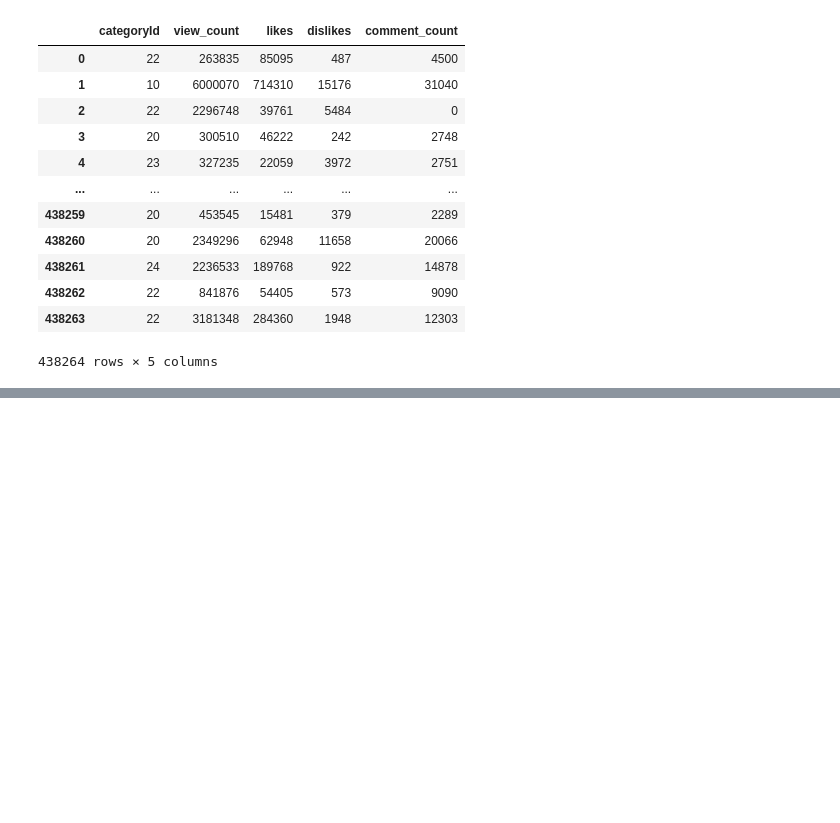
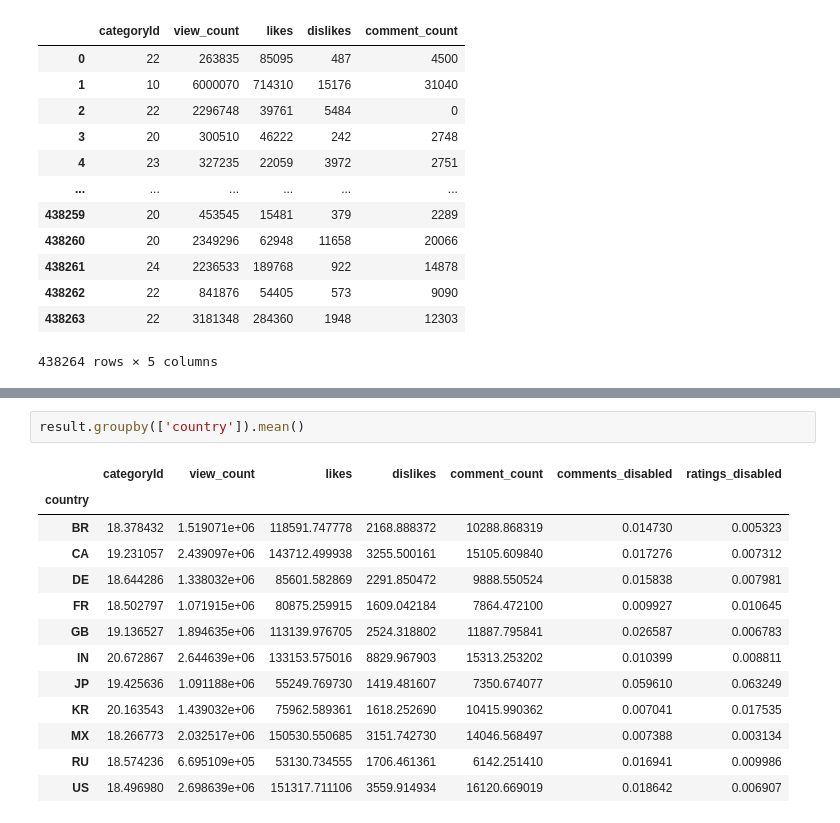
Before and after one commit to pmundot/youtube, a Jupyter notebook: Youtube_Worldwide.ipynb, the cells around one changed output, grey strips where cells are left out. Drawn from its saved outputs; the diff is of its cells as text; blank space fills up the shorter version.

```diff
--- a/Youtube_Worldwide.ipynb
+++ b/Youtube_Worldwide.ipynb
@@ -143,0 +188,16 @@ array([[<matplotlib.axes._subplots.AxesSubplot object at 0x...>,
+# %%
+result.groupby(['country']).mean()
+# %% [output]
+|  | categoryId | view_count | likes | dislikes | comment_count | comments_disabled | ratings_disabled |
+| country |  |  |  |  |  |  |  |
+| BR | 18.378432 | 1.519071e+06 | 118591.747778 | 2168.888372 | 10288.868319 | 0.014730 | 0.005323 |
+| CA | 19.231057 | 2.439097e+06 | 143712.499938 | 3255.500161 | 15105.609840 | 0.017276 | 0.007312 |
+| DE | 18.644286 | 1.338032e+06 | 85601.582869 | 2291.850472 | 9888.550524 | 0.015838 | 0.007981 |
+| FR | 18.502797 | 1.071915e+06 | 80875.259915 | 1609.042184 | 7864.472100 | 0.009927 | 0.010645 |
+| GB | 19.136527 | 1.894635e+06 | 113139.976705 | 2524.318802 | 11887.795841 | 0.026587 | 0.006783 |
+| IN | 20.672867 | 2.644639e+06 | 133153.575016 | 8829.967903 | 15313.253202 | 0.010399 | 0.008811 |
+| JP | 19.425636 | 1.091188e+06 | 55249.769730 | 1419.481607 | 7350.674077 | 0.059610 | 0.063249 |
+| KR | 20.163543 | 1.439032e+06 | 75962.589361 | 1618.252690 | 10415.990362 | 0.007041 | 0.017535 |
+| MX | 18.266773 | 2.032517e+06 | 150530.550685 | 3151.742730 | 14046.568497 | 0.007388 | 0.003134 |
+| RU | 18.574236 | 6.695109e+05 | 53130.734555 | 1706.461361 | 6142.251410 | 0.016941 | 0.009986 |
+| US | 18.496980 | 2.698639e+06 | 151317.711106 | 3559.914934 | 16120.669019 | 0.018642 | 0.006907 |
```
Also changed, not shown: parts of 15 cells of this notebook.
